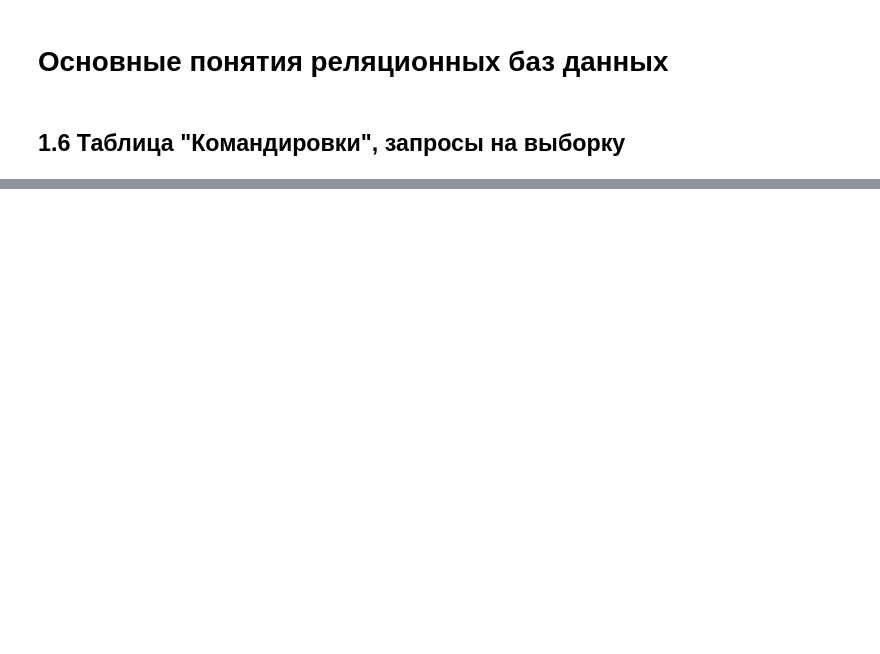
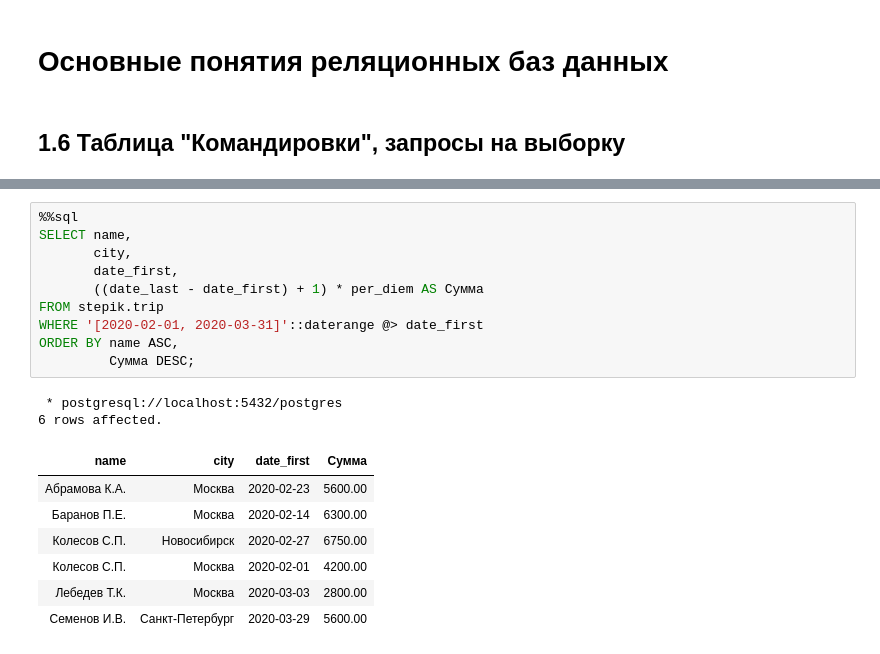
Before and after one commit to IsFilimonov/LearningPath, a Jupyter notebook: 2021/Stepik_Interactive-SQL-Simulator/Chapter_1b.ipynb, the cells around one changed output, grey strips where cells are left out. Drawn from its saved outputs; the diff is of its cells as text; blank space fills up the shorter version.

```diff
--- a/2021/Stepik_Interactive-SQL-Simulator/Chapter_1b.ipynb
+++ b/2021/Stepik_Interactive-SQL-Simulator/Chapter_1b.ipynb
@@ -117,0 +506,20 @@ ORDER BY 'столбец, по которому хотим отсортиров
+# %%
+%%sql
+SELECT name,
+       city,
+       date_first,
+       ((date_last - date_first) + 1) * per_diem AS Сумма
+FROM stepik.trip
+WHERE '[2020-02-01, 2020-03-31]'::daterange @> date_first
+ORDER BY name ASC,
+         Сумма DESC;
+# %% [output]
+ * postgresql://localhost:5432/postgres
+6 rows affected.
+| name | city | date_first | Сумма |
+| Абрамова К.А. | Москва | 2020-02-23 | 5600.00 |
+| Баранов П.Е. | Москва | 2020-02-14 | 6300.00 |
+| Колесов С.П. | Новосибирск | 2020-02-27 | 6750.00 |
+| Колесов С.П. | Москва | 2020-02-01 | 4200.00 |
+| Лебедев Т.К. | Москва | 2020-03-03 | 2800.00 |
+| Семенов И.В. | Санкт-Петербург | 2020-03-29 | 5600.00 |
```
Also changed, not shown: parts of 27 cells of this notebook.
